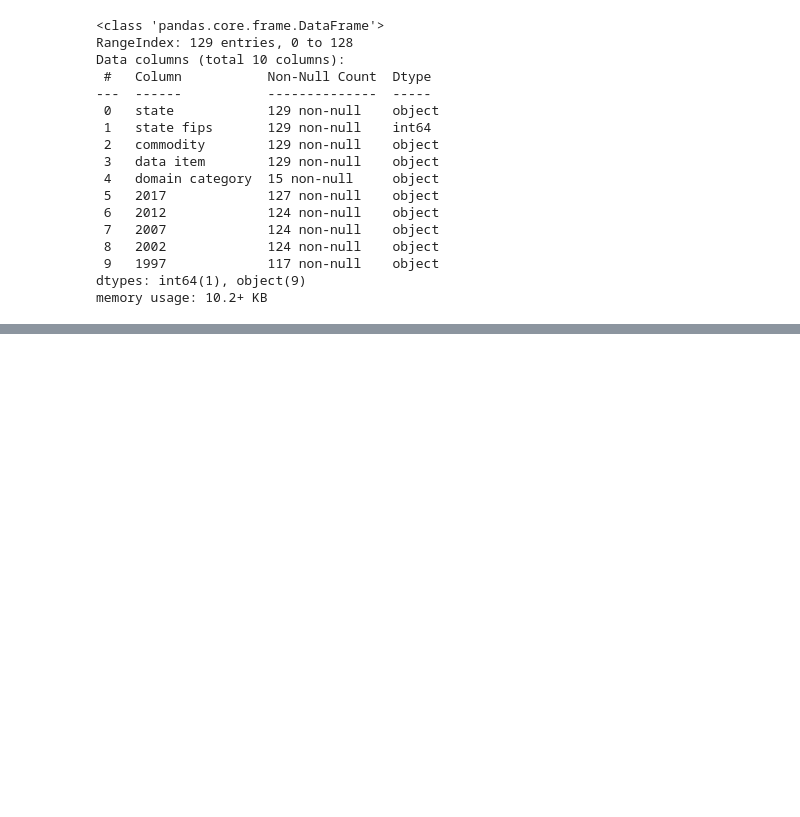
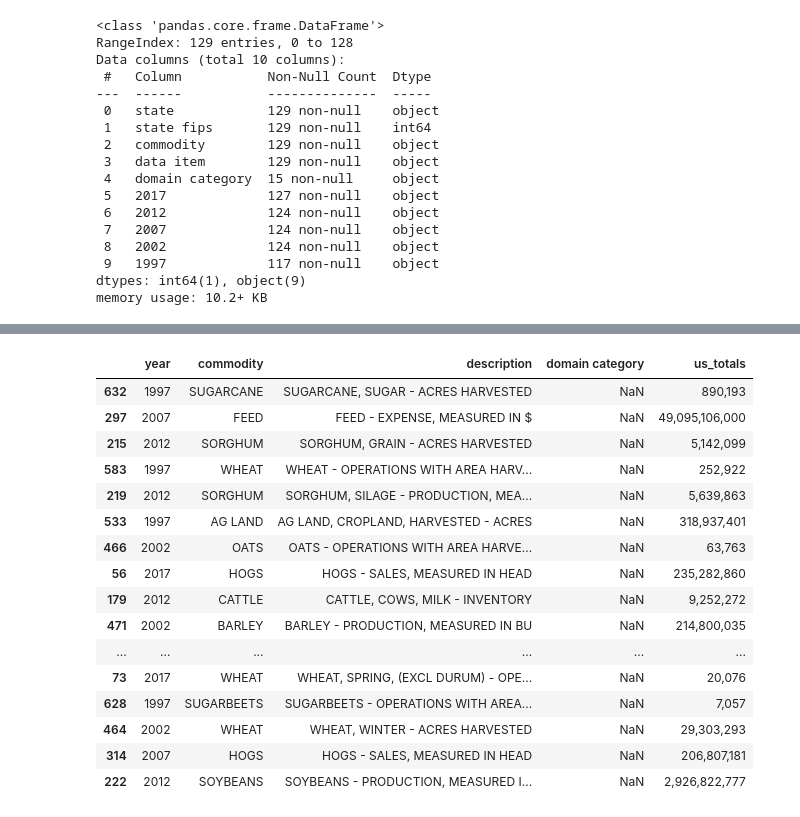
Before and after one commit to persistence-of-time/wk-12-tidy-data, a Jupyter notebook: wk12-hw-census-tidy-data.ipynb, the cells around one changed output, grey strips where cells are left out. Saved outputs shown, nothing was run; the diff lists cells and outputs as text; code cells hidden in the pictures; blank space fills up the shorter version.

```diff
--- a/wk12-hw-census-tidy-data.ipynb
+++ b/wk12-hw-census-tidy-data.ipynb
@@ -83,0 +147,4 @@ KeyError: "['a' 'b'] not found in axis"
+# %%
+df = dc[dc['commodity'].str.contains("FARM OPERATIONS")==False]
+df = df[df['commodity'].str.contains("COMMODITY TOTALS")==False]
+df
@@ -83,0 +165,20 @@ KeyError: "['a' 'b'] not found in axis"
+# %%
+df.sample(60)
+# %% [output]
+|  | year | commodity | description | domain category | us_totals |
+| 632 | 1997 | SUGARCANE | SUGARCANE, SUGAR - ACRES HARVESTED | NaN | 890,193 |
+| 297 | 2007 | FEED | FEED - EXPENSE, MEASURED IN $ | NaN | 49,095,106,000 |
+| 215 | 2012 | SORGHUM | SORGHUM, GRAIN - ACRES HARVESTED | NaN | 5,142,099 |
+| 583 | 1997 | WHEAT | WHEAT - OPERATIONS WITH AREA HARV... | NaN | 252,922 |
+| 219 | 2012 | SORGHUM | SORGHUM, SILAGE - PRODUCTION, MEA... | NaN | 5,639,863 |
+| 533 | 1997 | AG LAND | AG LAND, CROPLAND, HARVESTED - ACRES | NaN | 318,937,401 |
+| 466 | 2002 | OATS | OATS - OPERATIONS WITH AREA HARVE... | NaN | 63,763 |
+| 56 | 2017 | HOGS | HOGS - SALES, MEASURED IN HEAD | NaN | 235,282,860 |
+| 179 | 2012 | CATTLE | CATTLE, COWS, MILK - INVENTORY | NaN | 9,252,272 |
+| 471 | 2002 | BARLEY | BARLEY - PRODUCTION, MEASURED IN BU | NaN | 214,800,035 |
+| ... | ... | ... | ... | ... | ... |
+| 73 | 2017 | WHEAT | WHEAT, SPRING, (EXCL DURUM) - OPE... | NaN | 20,076 |
+| 628 | 1997 | SUGARBEETS | SUGARBEETS - OPERATIONS WITH AREA... | NaN | 7,057 |
+| 464 | 2002 | WHEAT | WHEAT, WINTER - ACRES HARVESTED | NaN | 29,303,293 |
+| 314 | 2007 | HOGS | HOGS - SALES, MEASURED IN HEAD | NaN | 206,807,181 |
+| 222 | 2012 | SOYBEANS | SOYBEANS - PRODUCTION, MEASURED I... | NaN | 2,926,822,777 |
```
Also changed, not shown: parts of 18 cells of this notebook.
